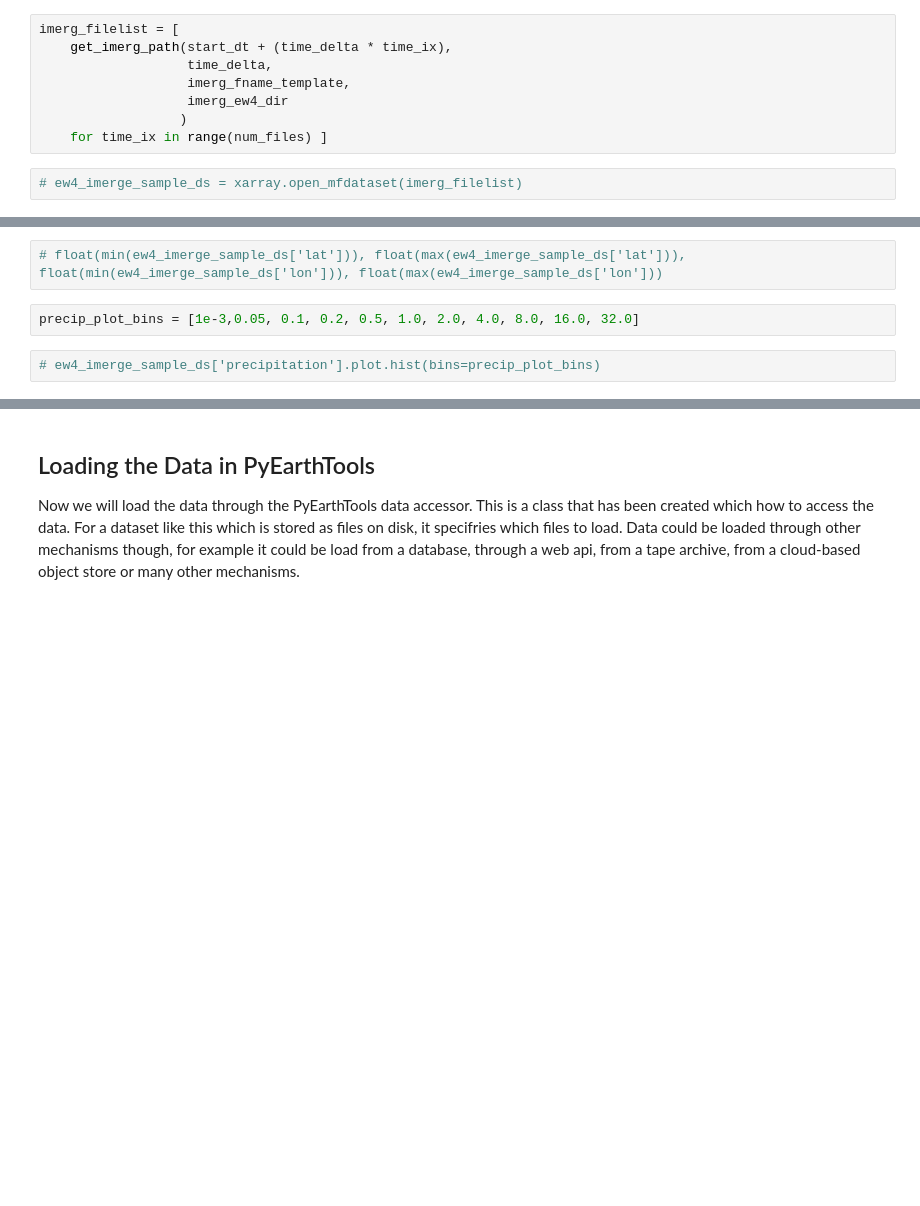
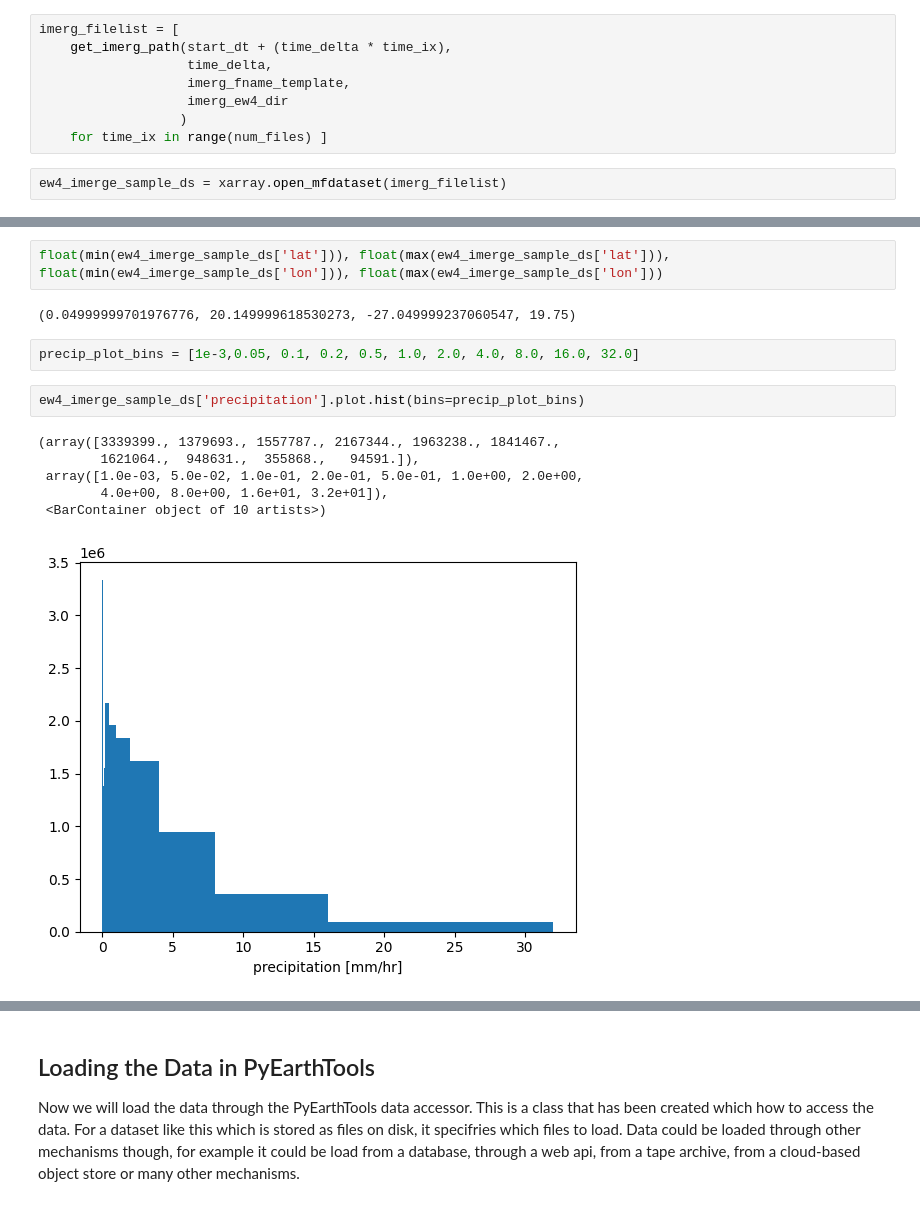
Before and after one commit to uk-gov-mirror/MetOffice.pyearthtools_jasmin, a Jupyter notebook: notebooks/ew4energy/ew4_imerg.ipynb, the cells around one changed output, grey strips where cells are left out. Drawn from its saved outputs; the diff is of its cells as text; blank space fills up the shorter version.

```diff
--- a/notebooks/ew4energy/ew4_imerg.ipynb
+++ b/notebooks/ew4energy/ew4_imerg.ipynb
@@ -82,4 +86,4 @@ imerg_filelist = [
                   )
     for time_ix in range(num_files) ]
 # %%
-# ew4_imerge_sample_ds = xarray.open_mfdataset(imerg_filelist)
+ew4_imerge_sample_ds = xarray.open_mfdataset(imerg_filelist)
@@ -94,7 +118,16 @@ PosixPath('/gws/nopw/j04/ew4energy/imerg_2025_summer/3B-HHR-E.MS.MRG.3IMERG.2025
 # %%
-# float(min(ew4_imerge_sample_ds['lat'])), float(max(ew4_imerge_sample_ds['lat'])), float(min(ew4_imerge_sample_ds['lon'])), float(max(ew4_imerge_sample_ds['lon']))
+float(min(ew4_imerge_sample_ds['lat'])), float(max(ew4_imerge_sample_ds['lat'])), float(min(ew4_imerge_sample_ds['lon'])), float(max(ew4_imerge_sample_ds['lon']))
+# %% [output]
+(0.04999999701976776, 20.149999618530273, -27.049999237060547, 19.75)
 # %%
 precip_plot_bins = [1e-3,0.05, 0.1, 0.2, 0.5, 1.0, 2.0, 4.0, 8.0, 16.0, 32.0]
 # %%
-# ew4_imerge_sample_ds['precipitation'].plot.hist(bins=precip_plot_bins)
+ew4_imerge_sample_ds['precipitation'].plot.hist(bins=precip_plot_bins)
+# %% [output]
+(array([3339399., 1379693., 1557787., 2167344., 1963238., 1841467.,
+        1621064.,  948631.,  355868.,   94591.]),
+ array([1.0e-03, 5.0e-02, 1.0e-01, 2.0e-01, 5.0e-01, 1.0e+00, 2.0e+00,
+        4.0e+00, 8.0e+00, 1.6e+01, 3.2e+01]),
+ <BarContainer object of 10 artists>)
+[figure, added]
 # %%
```
Also changed, not shown: parts of 69 cells of this notebook.
